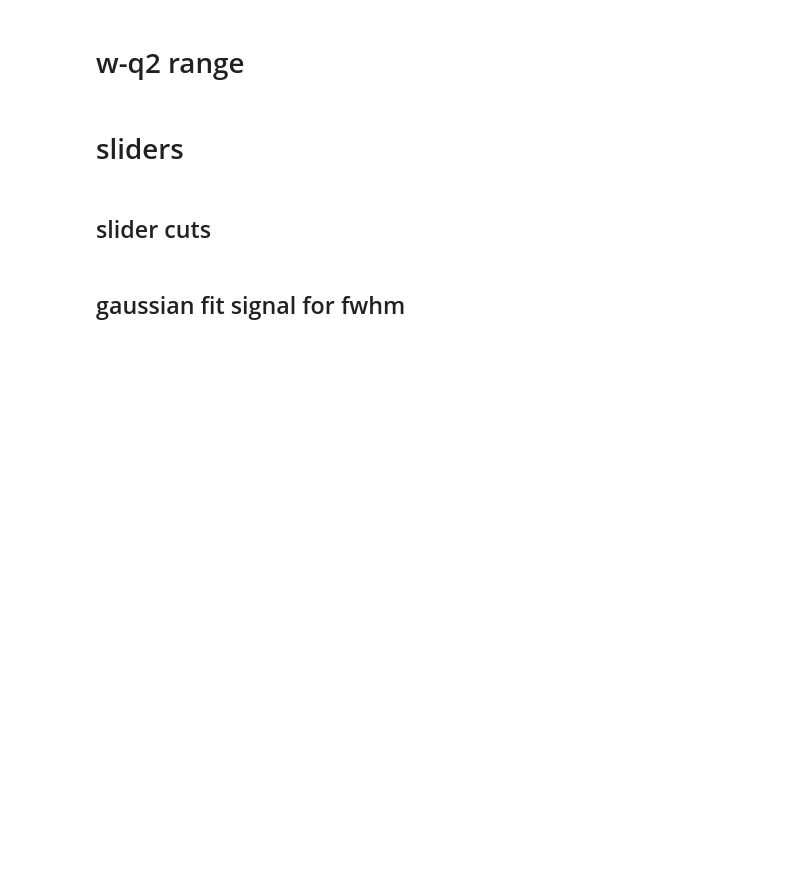
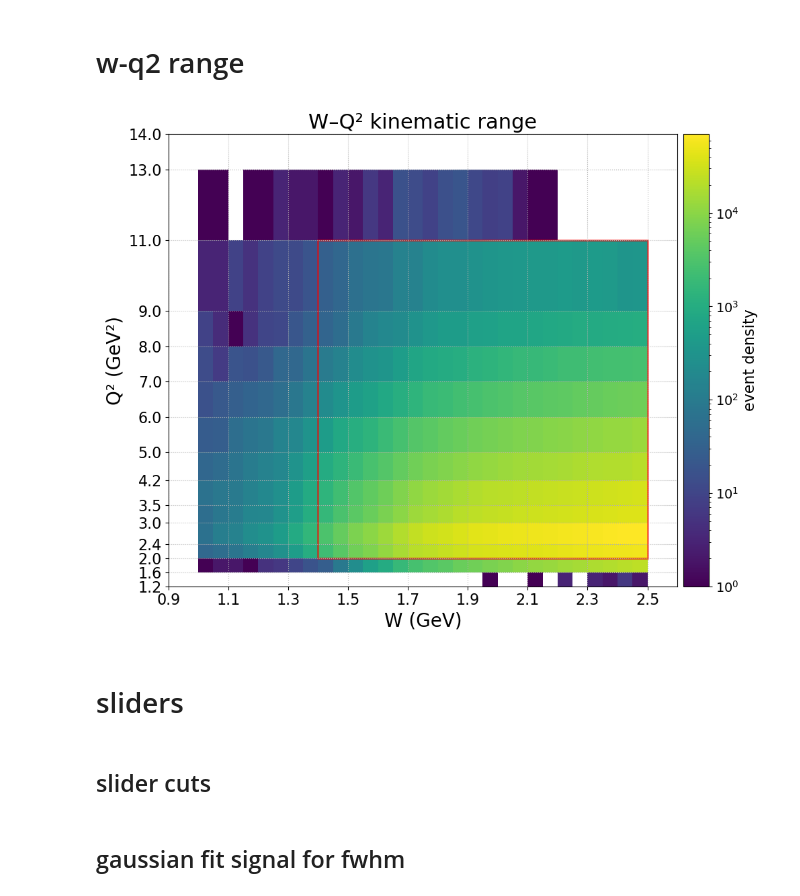
Before and after one commit to aosmond98/clas12, a Jupyter notebook: python/background_investigation_v7.ipynb, the cells around one changed output. Drawn from its saved outputs; the diff is of its cells as text; code cells hidden in the pictures; blank space fills up the shorter version.

```diff
--- a/python/background_investigation_v7.ipynb
+++ b/python/background_investigation_v7.ipynb
@@ -212,23 +206,14 @@ signal_widen_sigmas = {
 w_bin_ranges = np.append(np.arange(1.4, 2.5, 0.05), 2.5)
 q2_bin_ranges = [2.0,2.4,3.0,3.5,4.2,5.0,6.0,7.0,8.0,9.0,11.0] #,13.0]
 # %%
-# --- W vs Q² coverage for each topology, with bin gridlines ---
+# Define which dataset to visualize
+dataset = csv_file
+# dataset = threepion_csv
 
-import matplotlib.pyplot as plt
-
-# Define which dataset to visualize
-dataset = csv_file  # or exp_csv / rec_csv
-
-w_range = np.append(np.arange(1.0, 2.5, 0.05), 2.5)
-q2_range = [1.8,2.0,2.4,3.0,3.5,4.2,5.0,6.0,7.0,8.0,9.0,11.0,13.0]
+w_range = np.append(np.arange(0.9, 2.6, 0.05), 2.6)
+q2_range = [1.2,1.6,2.0,2.4,3.0,3.5,4.2,5.0,6.0,7.0,8.0,9.0,11.0,13.0,14.0]
 
 # --- W vs Q² histograms with colorbars for each topology ---
-
-import matplotlib.pyplot as plt
-import matplotlib as mpl
-from mpl_toolkits.axes_grid1 import make_axes_locatable
-import numpy as np
-
 
 # Define bin edges from your ranges
 bin_x = w_range
@@ -237,40 +222,57 @@ bin_y = q2_range
 # for topo in topologies:
 fig, ax = plt.subplots(figsize=(10, 8))
 
-mask = dataset[f"mm2_{topo}"].notna()
+mask = dataset["w"].notna() & dataset["q2"].notna()
 w_vals = dataset.loc[mask, "w"].to_numpy()
 q2_vals = dataset.loc[mask, "q2"].to_numpy()
 
 # 2D histogram — color represents event density
-h = ax.hist2d(
-    w_vals, q2_vals,
-    bins=[bin_x, bin_y],
-    cmap=plt.cm.get_cmap('viridis'),
+h = ax.hist2d(w_vals, q2_vals, bins=[bin_x, bin_y], cmap=plt.cm.get_cmap('viridis'),
     cmin=1,  # ignore empty bins
     norm=mpl.colors.LogNorm(),  # log color scale for better contrast
     density=False
 )
 
 # Title and axes
-ax.set_title(f"W–Q² kinematic coverage: {topo}", fontsize=22)
+ax.set_title(f"W–Q² kinematic range", fontsize=22)
 ax.set_xlabel("W (GeV)", fontsize=20)
 ax.set_ylabel("Q² (GeV²)", fontsize=20)
 
 # Colorbar setup
 divider = make_axes_locatable(ax)
 cax = divider.append_axes("right", size="5%", pad=0.09)
 cb = plt.colorbar(h[3], cax=cax)
 cb.set_label("event density", fontsize=16)
 cb.ax.tick_params(labelsize=14)
 
 # Grid and ticks
 ax.grid(which='both', linestyle=':')
 ax.tick_params(axis='both', which='major', labelsize=16)
 ax.set_xticks(bin_x[::4])  # every 2nd tick
 ax.set_yticks(bin_y)
 
+# Define analyzed range
+w_min_analyzed, w_max_analyzed = 1.4, 2.5
+q2_min_analyzed, q2_max_analyzed = 2.0, 11.0
+
+# Create a red rectangle
+rect = patches.Rectangle(
+    (w_min_analyzed, q2_min_analyzed),  # bottom-left corner
+    w_max_analyzed - w_min_analyzed,    # width
+    q2_max_analyzed - q2_min_analyzed,  # height
+    linewidth=2,
+    edgecolor='red',
+    alpha=0.6,
+    facecolor='none'  # transparent fill
+)
+
+# Add rectangle to the axes
+ax.add_patch(rect)
+
 plt.tight_layout()
 plt.show()
+# %% [output]
+[figure, added]
 # %% [markdown]
 # sliders
 # %% [markdown]
```
Also changed, not shown: parts of 14 cells of this notebook.
